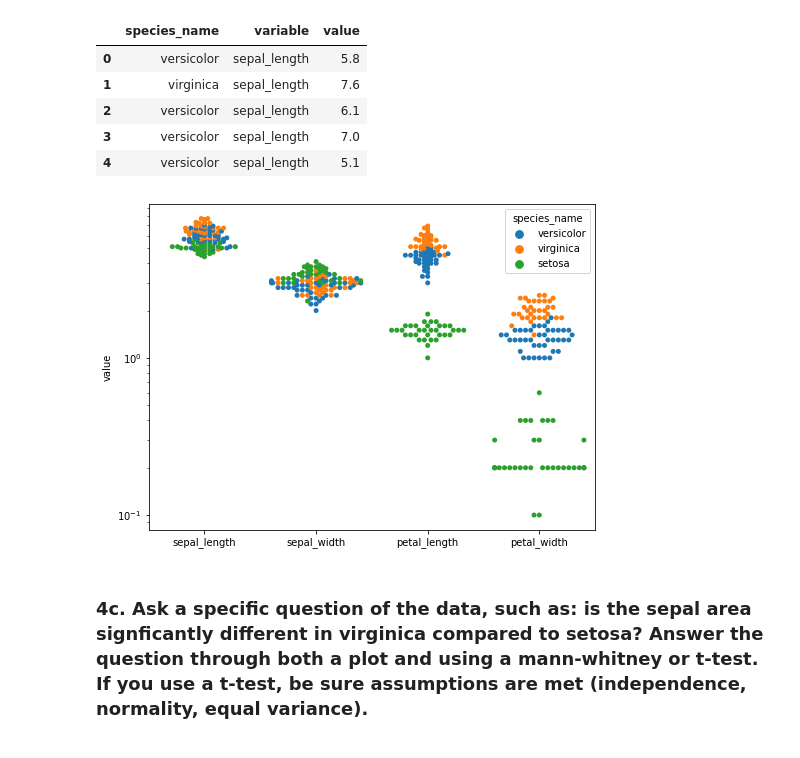
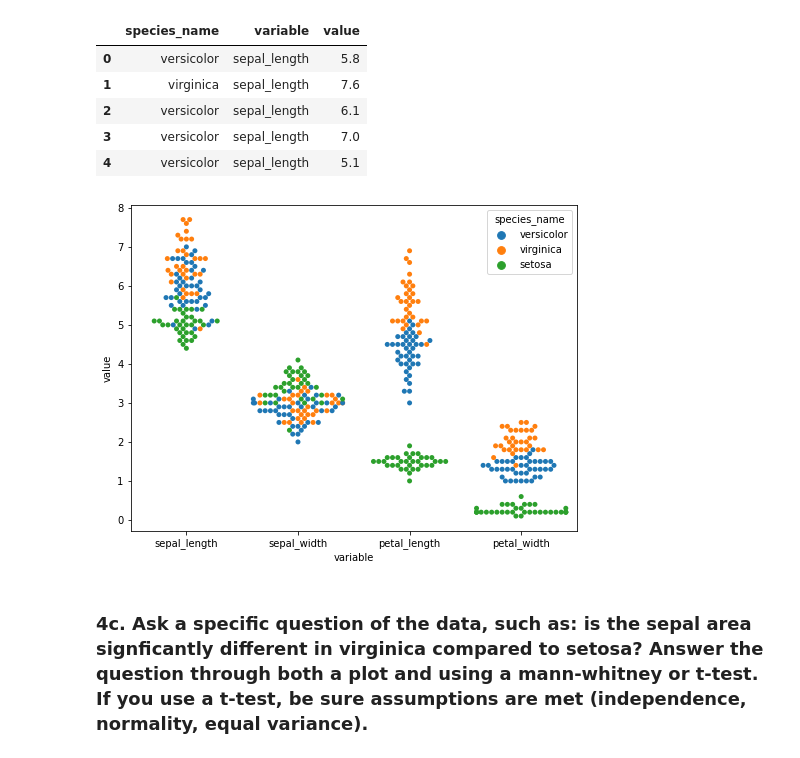
Before and after one commit to natasharivers/Classifications, a Jupyter notebook: classification_exercises.ipynb, the cells around one changed output. Saved outputs shown, nothing was run; the diff lists cells and outputs as text; code cells hidden in the pictures.

```diff
--- a/classification_exercises.ipynb
+++ b/classification_exercises.ipynb
@@ -918,14 +921,11 @@ melted_train.head()
 # %%
 plt.figure(figsize=(8,6))
 p= sns.swarmplot(
 x='variable',
 y='value',
 hue='species_name',
 data=melted_train)
-
-p.set(yscale='log', xlabel='')
-plt.show()
 # %% [output]
-[figure, old version]
+[figure, new version]
 # %% [markdown]
 ### 4c. Ask a specific question of the data, such as: is the sepal area signficantly different in virginica compared to setosa? Answer the question through both a plot and using a mann-whitney or t-test. If you use a t-test, be sure assumptions are met (independence, normality, equal variance).
```
Also changed, not shown: parts of 16 cells of this notebook.
